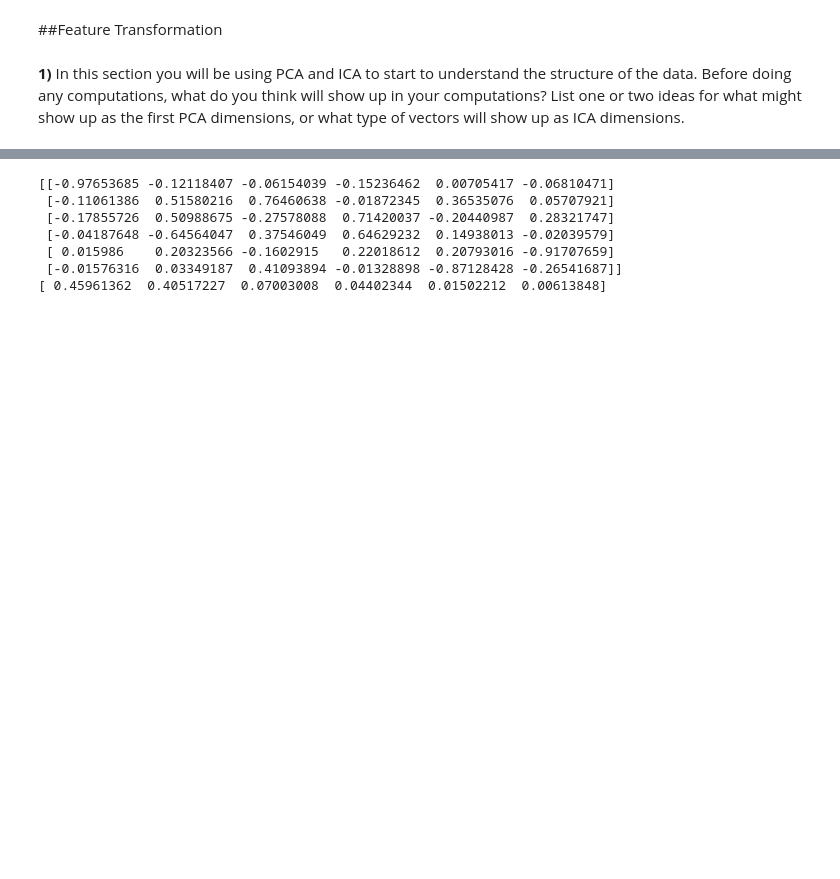
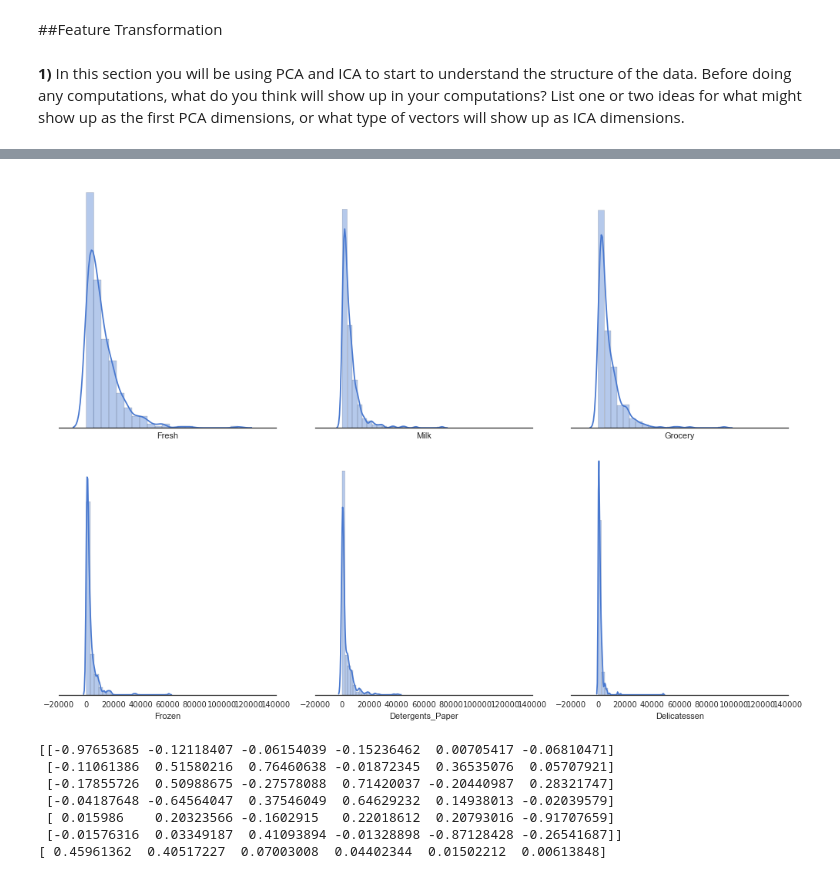
Before and after one commit to rlhez/customer-segments, a Jupyter notebook: customer_segments.ipynb, the cells around one changed output, grey strips where cells are left out. Drawn from its saved outputs; the diff is of its cells as text; code cells hidden in the pictures; blank space fills up the shorter version.

```diff
--- a/customer_segments.ipynb
+++ b/customer_segments.ipynb
@@ -39,3 +74,27 @@ ICA could give us nice ideas of things to explore in the data and get more insig
+# %%
+import seaborn as sns
+
+sns.set(style="white", palette="muted", color_codes=True)
+
+# Set up the matplotlib figure
+f, axes = plt.subplots(2, 3, figsize=(14, 10), sharex=True)
+sns.despine(left=True)
+
+
+# Plot a simple histogram with binsize determined automatically
+
+for i,col in enumerate(data.columns):
+    if i < 3:
+        nb = 0
+    else:
+        nb = 1
+    sns.distplot(data[col], color="b", ax=axes[nb, i % 3], bins=20)
+#sns.distplot(data["Fresh"], color="b", ax=axes[0, 1])
+
+plt.setp(axes, yticks=[])
+plt.tight_layout()
+# %% [output]
+[figure, added]
 # %%
 # TODO: Apply PCA with the same number of dimensions as variables in the dataset
 from sklearn.decomposition import PCA
```
Also changed, not shown: parts of 30 cells of this notebook, 1 other file.
